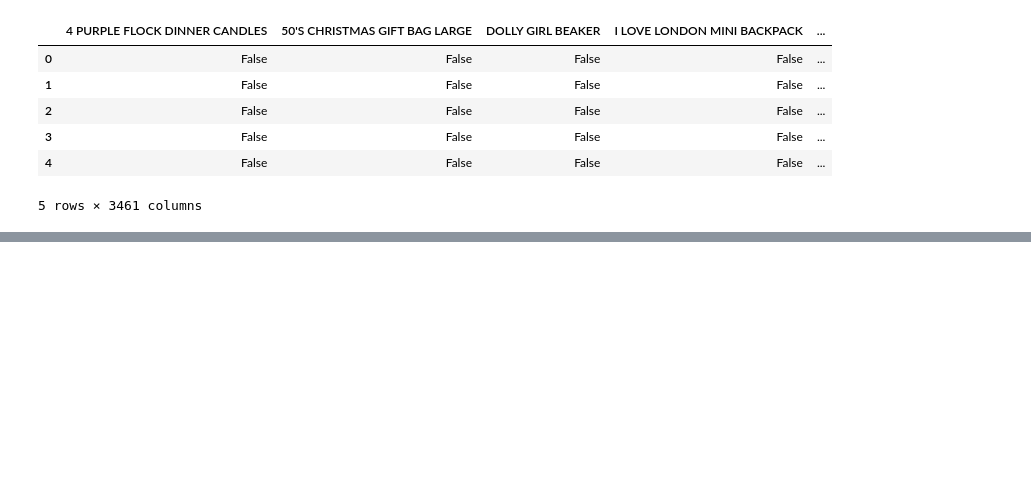
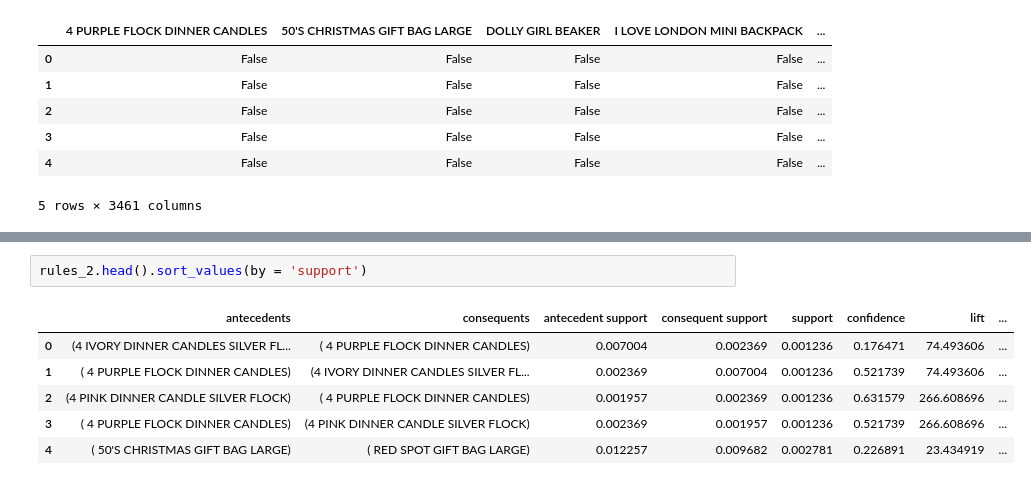
Before and after one commit to lucasnserra/Market-Basket-Analysis-in-Python, a Jupyter notebook: 3°_Market_Basket_The_Apriori_Algorithm.ipynb, the cells around one changed output, grey strips where cells are left out. Saved outputs shown, nothing was run; the diff lists cells and outputs as text; blank space fills up the shorter version.

```diff
--- a/3°_Market_Basket_The_Apriori_Algorithm.ipynb
+++ b/3°_Market_Basket_The_Apriori_Algorithm.ipynb
@@ -60,0 +96,9 @@ print(frequent_itemsets.head())
+# %%
+rules_2.head().sort_values(by = 'support')
+# %% [output]
+|  | antecedents | consequents | antecedent support | consequent support | support | confidence | lift | ... |
+| 0 | (4 IVORY DINNER CANDLES SILVER FL... | ( 4 PURPLE FLOCK DINNER CANDLES) | 0.007004 | 0.002369 | 0.001236 | 0.176471 | 74.493606 | ... |
+| 1 | ( 4 PURPLE FLOCK DINNER CANDLES) | (4 IVORY DINNER CANDLES SILVER FL... | 0.002369 | 0.007004 | 0.001236 | 0.521739 | 74.493606 | ... |
+| 2 | (4 PINK DINNER CANDLE SILVER FLOCK) | ( 4 PURPLE FLOCK DINNER CANDLES) | 0.001957 | 0.002369 | 0.001236 | 0.631579 | 266.608696 | ... |
+| 3 | ( 4 PURPLE FLOCK DINNER CANDLES) | (4 PINK DINNER CANDLE SILVER FLOCK) | 0.002369 | 0.001957 | 0.001236 | 0.521739 | 266.608696 | ... |
+| 4 | ( 50'S CHRISTMAS GIFT BAG LARGE) | ( RED SPOT GIFT BAG LARGE) | 0.012257 | 0.009682 | 0.002781 | 0.226891 | 23.434919 | ... |
```
Also changed, not shown: parts of 10 cells of this notebook.
